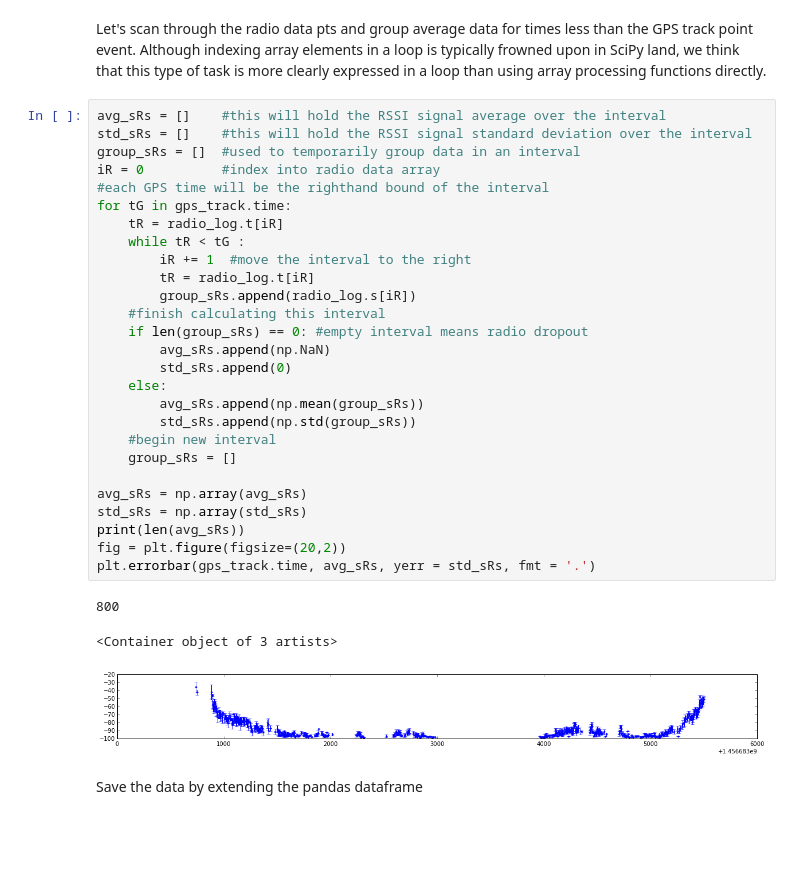
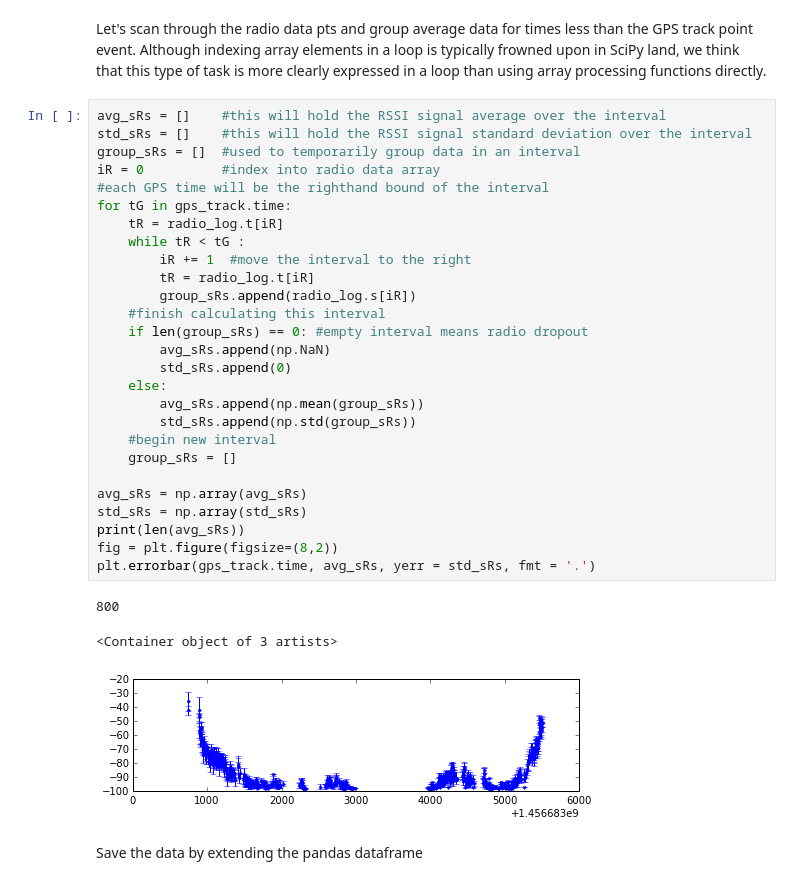
Before and after one commit to p-v-o-s/rssi-map, a Jupyter notebook: timing_match.ipynb, the cells around one changed output. Saved outputs shown, nothing was run; the diff lists cells and outputs as text; blank space fills up the shorter version.

```diff
--- a/timing_match.ipynb
+++ b/timing_match.ipynb
@@ -41,34 +41,34 @@ Let's scan through the radio data pts and group average data for times less than
 # %%
 avg_sRs = []    #this will hold the RSSI signal average over the interval
 std_sRs = []    #this will hold the RSSI signal standard deviation over the interval
 group_sRs = []  #used to temporarily group data in an interval
 iR = 0          #index into radio data array
 #each GPS time will be the righthand bound of the interval
 for tG in gps_track.time:
     tR = radio_log.t[iR]
     while tR < tG :
         iR += 1  #move the interval to the right
         tR = radio_log.t[iR]
         group_sRs.append(radio_log.s[iR])
     #finish calculating this interval
     if len(group_sRs) == 0: #empty interval means radio dropout
         avg_sRs.append(np.NaN)
         std_sRs.append(0)
     else:
         avg_sRs.append(np.mean(group_sRs))
         std_sRs.append(np.std(group_sRs))
     #begin new interval
     group_sRs = []
 
 avg_sRs = np.array(avg_sRs)
 std_sRs = np.array(std_sRs)
 print(len(avg_sRs))
-fig = plt.figure(figsize=(20,2))
+fig = plt.figure(figsize=(8,2))
 plt.errorbar(gps_track.time, avg_sRs, yerr = std_sRs, fmt = '.')
 # %% [output]
 800
 <Container object of 3 artists>
-[figure, old version]
+[figure, new version]
 # %% [markdown]
 Save the data by extending the pandas dataframe
 # %%
```
Also changed, not shown: parts of 1 cell of this notebook.
